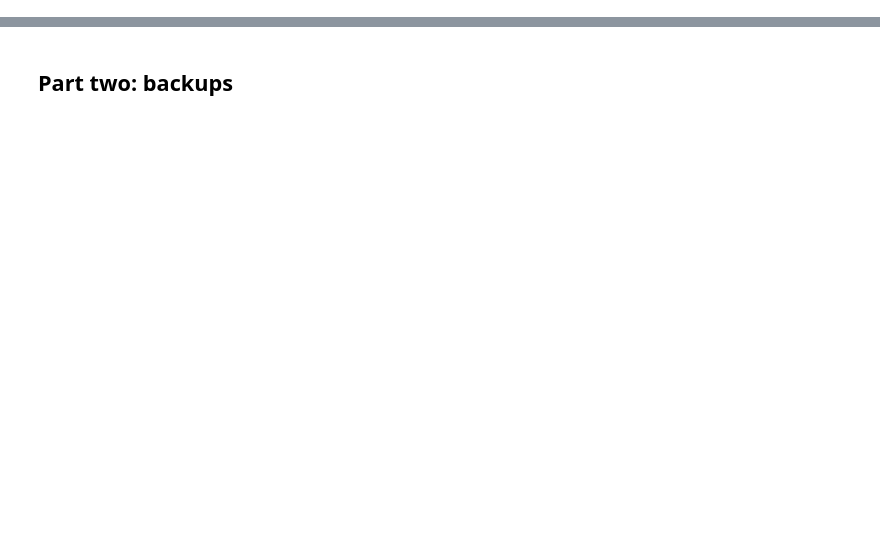
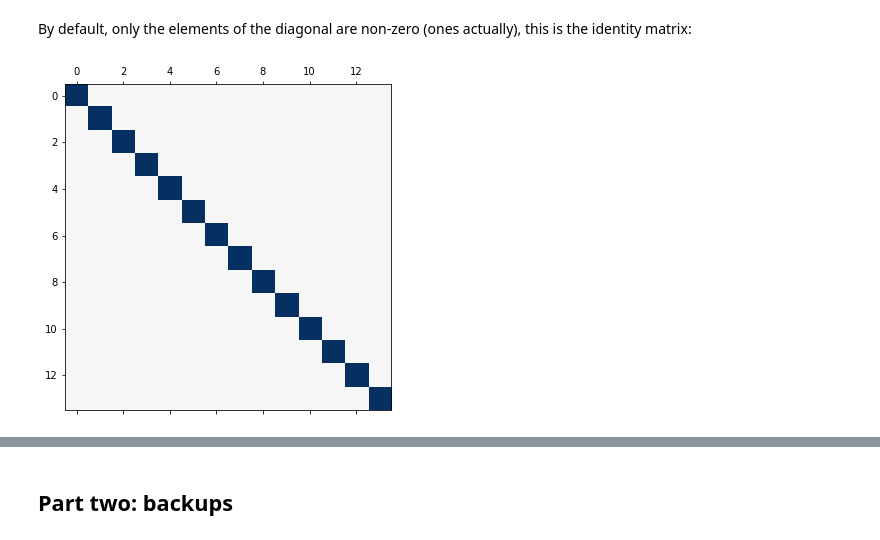
Before and after one commit to ogrisel/notebooks, a Jupyter notebook: precision_matrices.ipynb, the cells around one changed output, grey strips where cells are left out. Drawn from its saved outputs; the diff is of its cells as text; code cells hidden in the pictures; blank space fills up the shorter version.

```diff
--- a/precision_matrices.ipynb
+++ b/precision_matrices.ipynb
@@ -10,43 +22,47 @@ sess = tf.Session()
 # %%
-def make_block_linear_operator(block_sizes, variable=tf.Variable):
+def make_block_linear_operator(block_sizes, variable=tf.Variable,
+                               diag_init=0., lowrank_init=0.):
     dim = sum(block_sizes)
+    n_blocks = len(block_sizes)
     psd_args = dict(
         is_non_singular=True,
         is_self_adjoint=True,
         is_positive_definite=True,
     )
     diagonal = tf.zeros([dim])
-    variables = []
+    diag_variables = variable(diag_init * tf.ones(n_blocks))
+    lowrank_variables = variable(lowrank_init * tf.ones(n_blocks))
 
     offset = 0
     tic = time()
-    for block_size in block_sizes:
+    for i, block_size in enumerate(block_sizes):
         pad_before = offset
         pad_after = dim - (offset + block_size)
-        v = variable(0.)
-        variables.append(v)
-        diagonal += tf.pad(tf.exp(v) * tf.ones([block_size]),
+        diagonal += tf.pad(tf.exp(diag_variables[i:i+1]) * tf.ones([block_size]),
                            [[pad_before, pad_after]])
         offset += block_size
     linop = tf.linalg.LinearOperatorDiag(diagonal, **psd_args)
     print(f"diagonal operator built in {time() - tic:.3f}s")
 
     offset = 0
-    for block_size in block_sizes:
+    for i, block_size in enumerate(block_sizes):
         tic = time()
         pad_before = offset
         pad_after = dim - (offset + block_size)
-        v = variable(.3)
-        variables.append(v)
-        u = tf.pad(v * tf.ones([block_size, 1]),
+        u = tf.pad(lowrank_variables[i:i+1] * tf.ones([block_size, 1]),
                    [[pad_before, pad_after], [0, 0]])
-        linop = tf.linalg.LinearOperatorLowRankUpdate(linop, u=u, v=u, **psd_args)
+
+        # Recursively chain the the LR updates operators: this is the
+        # expensive step as it precomputes the solution of A.X = U where
+        # A is the previous base operator.
+        linop = tf.linalg.LinearOperatorLowRankUpdate(linop, u=u, **psd_args)
         offset += block_size
         print(f"lowrank update operator built in {time() - tic:.3f}s")
-    return linop, variables
+    return linop, [diag_variables, lowrank_variables]
 # %%
-K, variables = make_block_linear_operator([3, 5, 5, 1], variable=tf.Variable)
+K, variables = make_block_linear_operator(
+    [3, 5, 5, 1], diag_init=0., lowrank_init=0)
 
-sess.run(tf.global_variables_initializer())
-%time sess.run(K.log_abs_determinant())
+session.run(tf.global_variables_initializer())
+%time session.run(K.log_abs_determinant())
 # %% [output]
@@ -82,0 +87,2 @@ plt.matshow(sess.run(K_tensor));
+# %%
+K_tensor = K.to_dense()
@@ -82,0 +91,13 @@ plt.matshow(sess.run(K_tensor));
+# %% [markdown]
+By default, only the elements of the diagonal are non-zero (ones actually), this is the identity matrix:
+# %%
+def matshow(a, cmap=plt.cm.RdBu, figsize=(6, 6)):
+    vmax = np.percentile(np.abs(a), 95)
+    if vmax == 0:
+        vmax = np.abs(a).max()
+    fig, ax = plt.subplots(figsize=figsize)
+    ax.matshow(a, vmin=-vmax, vmax=vmax, cmap=cmap)
+
+matshow(session.run(K_tensor))
+# %% [output]
+[figure, added]
```
Also changed, not shown: parts of 38 cells of this notebook.
